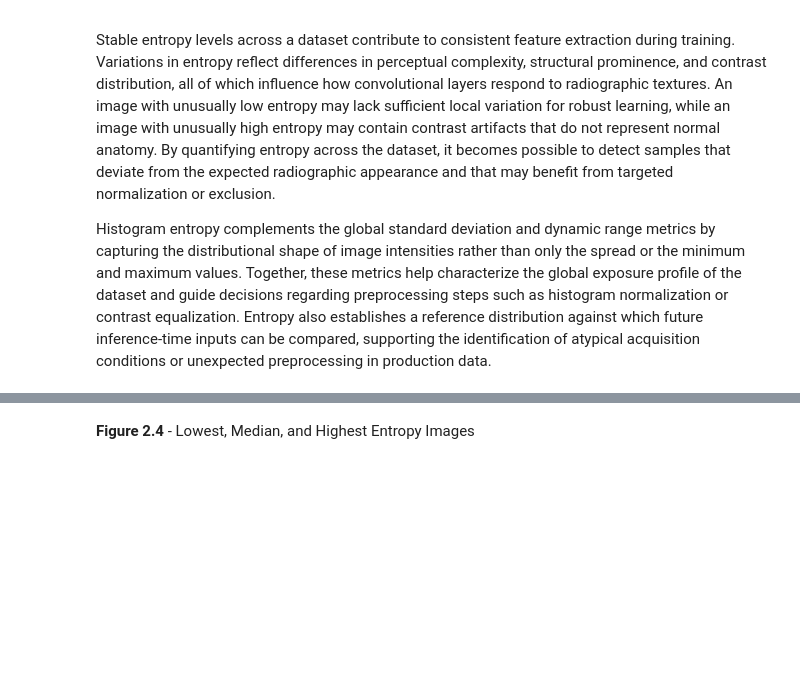
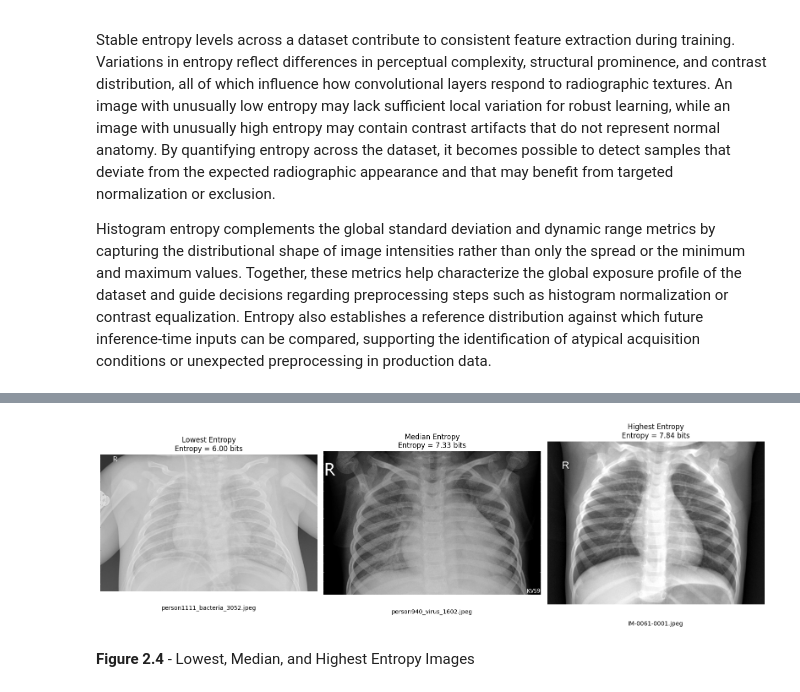
Before and after one commit to logus2k/apvc_p2, a Jupyter notebook: dl_for_cv_project2_v1.ipynb, the cells around one changed output, grey strips where cells are left out. Cells and saved outputs as stored; diff of their text form; code cells hidden in the pictures; blank space fills up the shorter version.

Commit message:
Migrate Histogram Entropy

```diff
--- a/dl_for_cv_project2_v1.ipynb
+++ b/dl_for_cv_project2_v1.ipynb
@@ -377,3 +377,8 @@ Histogram entropy measures the complexity and variability of the grayscale distr
 Stable entropy levels across a dataset contribute to consistent feature extraction during training. Variations in entropy reflect differences in perceptual complexity, structural prominence, and contrast distribution, all of which influence how convolutional layers respond to radiographic textures. An image with unusually low entropy may lack sufficient local variation for robust learning, while an image with unusually high entropy may contain contrast artifacts that do not represent normal anatomy. By quantifying entropy across the dataset, it becomes possible to detect samples that deviate from the expected radiographic appearance and that may benefit from targeted normalization or exclusion.
 
 Histogram entropy complements the global standard deviation and dynamic range metrics by capturing the distributional shape of image intensities rather than only the spread or the minimum and maximum values. Together, these metrics help characterize the global exposure profile of the dataset and guide decisions regarding preprocessing steps such as histogram normalization or contrast equalization. Entropy also establishes a reference distribution against which future inference-time inputs can be compared, supporting the identification of atypical acquisition conditions or unexpected preprocessing in production data.
+# %%
+# Compute Histogram Entropy
+if scenario("DEVELOPMENT"):
+    DF_VIEW["hist_entropy"] = DF_VIEW["image_path"].apply(compute_hist_entropy)
+    display(DF_VIEW["hist_entropy"].describe())
@@ -380,43 +395,44 @@ Histogram entropy complements the global standard deviation and dynamic range me
 # %%
-# Sort images by histogram entropy
-df_sorted_entropy = df_entropy.sort_values(by="hist_entropy")
+# Plot representative images for Histogram Entropy
+if scenario("DEVELOPMENT"):
 
-# Identify lowest, median, and highest entropy samples
-low_e = df_sorted_entropy.iloc[0]
-mid_e = df_sorted_entropy.iloc[len(df_sorted_entropy) // 2]
-high_e = df_sorted_entropy.iloc[-1]
+    df_sorted = DF_VIEW.sort_values(by="hist_entropy")
 
-entropy_examples = [
-    ("Lowest Entropy", low_e["image"], low_e["hist_entropy"]),
-    ("Median Entropy", mid_e["image"], mid_e["hist_entropy"]),
-    ("Highest Entropy", high_e["image"], high_e["hist_entropy"])
-]
+    low_row  = df_sorted.iloc[0]
+    mid_row  = df_sorted.iloc[len(df_sorted) // 2]
+    high_row = df_sorted.iloc[-1]
 
-# Plot representative images with file names shown below
-plt.figure(figsize=(16, 7))
+    examples = [
+        ("Lowest Entropy",  low_row["image_path"],  low_row["hist_entropy"]),
+        ("Median Entropy",  mid_row["image_path"],  mid_row["hist_entropy"]),
+        ("Highest Entropy", high_row["image_path"], high_row["hist_entropy"])
+    ]
 
-for idx, (label, path, e_val) in enumerate(entropy_examples):
-    img = cv2.imread(path, cv2.IMREAD_GRAYSCALE)
-    filename = os.path.basename(path)
+    plt.figure(figsize=(16, 7))
 
-    plt.subplot(1, 3, idx + 1)
-    plt.imshow(img, cmap="gray")
+    for idx, (label, path, value) in enumerate(examples):
+        img = cv2.imread(path, cv2.IMREAD_GRAYSCALE)
+        if img is None:
+            continue
 
-    # Title above the image
-    plt.title(f"{label}\nEntropy = {e_val:.2f} bits", fontsize=12)
+        filename = os.path.basename(path)
 
-    plt.axis("off")
+        plt.subplot(1, 3, idx + 1)
+        plt.imshow(img, cmap="gray")
+        plt.title(f"{label}\nEntropy = {value:.2f} bits", fontsize=12)
+        plt.axis("off")
 
-    # File name below the image
-    plt.text(
-        0.5, -0.10, filename,
-        fontsize=10,
-        ha='center', va='top',
-        transform=plt.gca().transAxes
-    )
+        plt.text(
+            0.5, -0.10, filename,
+            fontsize=10,
+            ha="center", va="top",
+            transform=plt.gca().transAxes
+        )
 
-plt.tight_layout()
-plt.show()
+    plt.tight_layout()
+    plt.show()
+# %% [output]
+[figure, added]
 # %% [markdown]
 **Figure 2.4** - Lowest, Median, and Highest Entropy Images
 # %%
```
Also changed, not shown: parts of 1 cell of this notebook.
